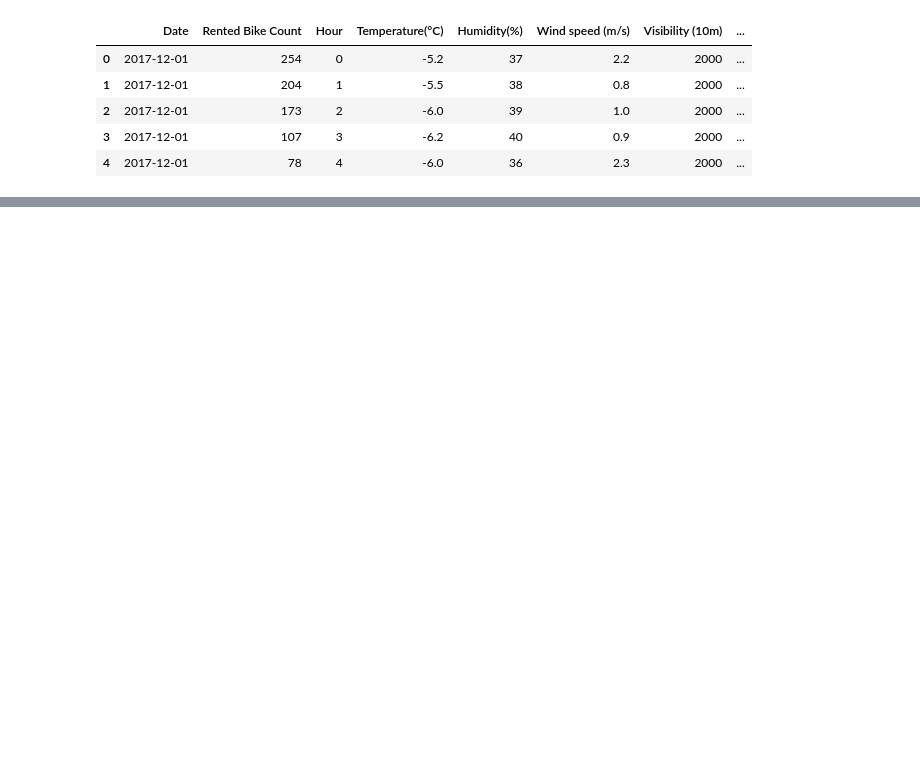
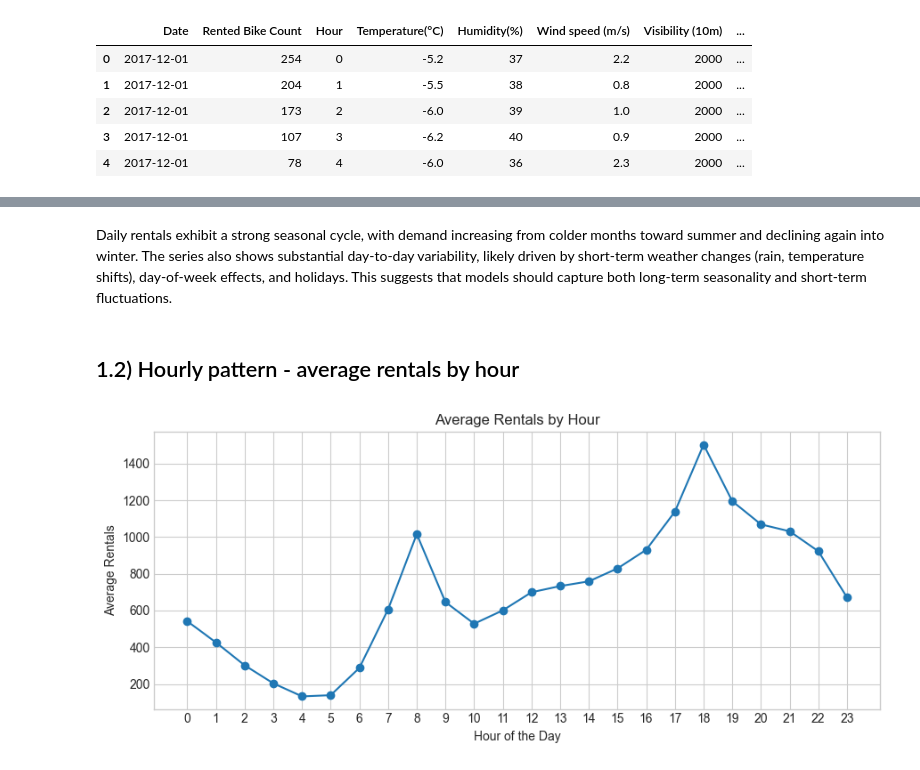
Before and after one commit to antonioi99/dds_group_16, a Jupyter notebook: EDA_Mark.ipynb, the cells around one changed output, grey strips where cells are left out. Cells and saved outputs as stored; diff of their text form; code cells hidden in the pictures; blank space fills up the shorter version.

```diff
--- a/EDA_Mark.ipynb
+++ b/EDA_Mark.ipynb
@@ -196,0 +73,18 @@ No rainfall - high rental, even small amounts of rainfall -> significantly reduc
+# %% [markdown]
+Daily rentals exhibit a strong seasonal cycle, with demand increasing from colder months toward summer and declining again into winter. The series also shows substantial day-to-day variability, likely driven by short-term weather changes (rain, temperature shifts), day-of-week effects, and holidays. This suggests that models should capture both long-term seasonality and short-term fluctuations.
+# %% [markdown]
+## 1.2) Hourly pattern - average rentals by hour
+# %%
+hourly = df.groupby("Hour")["Rented Bike Count"].mean()
+
+plt.figure(figsize=(9,4))
+hourly.plot(marker="o")
+plt.xticks(range(0,24))
+plt.title("Average Rentals by Hour")
+plt.xlabel("Hour of the Day")
+plt.ylabel("Average Rentals")
+plt.grid(True)
+plt.tight_layout()
+plt.show()
+# %% [output]
+[figure, added]
```
Also changed, not shown: parts of 63 cells of this notebook, 1 other file.
